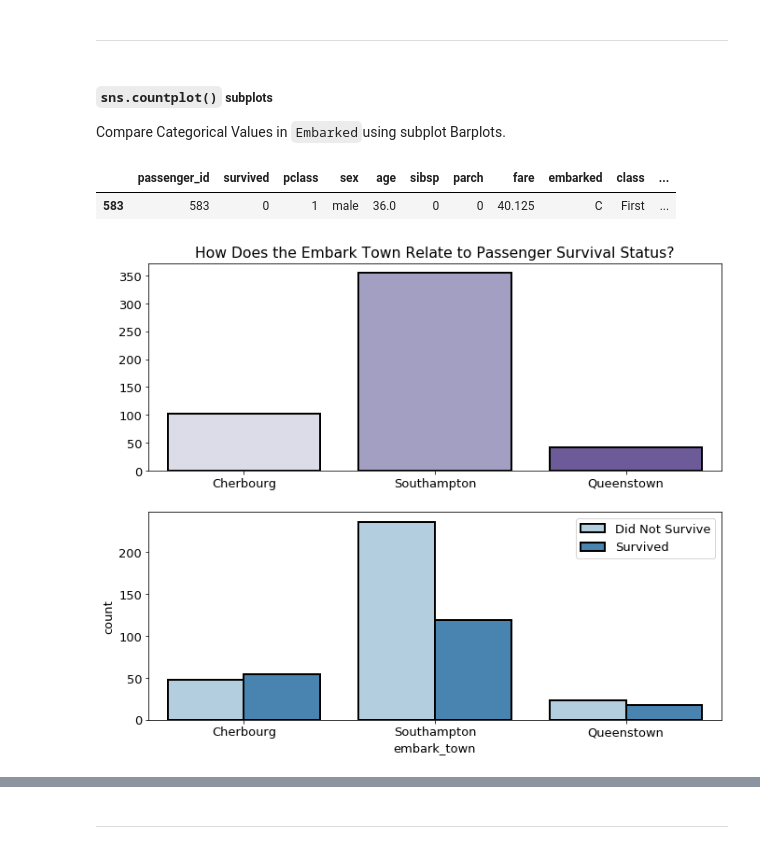
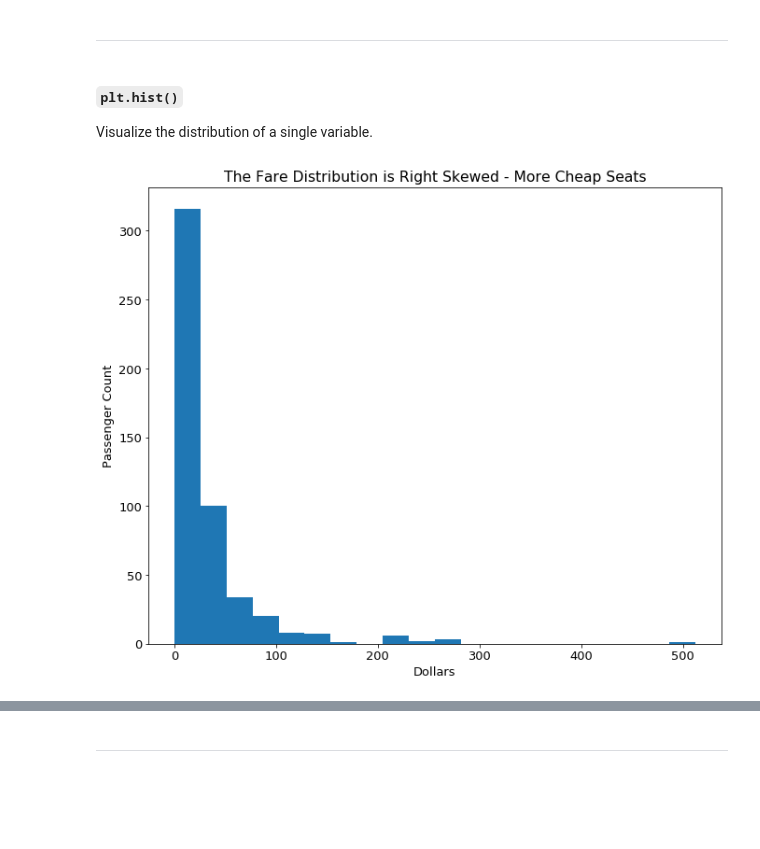
Before and after one commit to faithkane3/e_classification, a Jupyter notebook: classification_acquire_to_explore_review.ipynb, the cells around one changed output, grey strips where cells are left out. Cells and saved outputs as stored; diff of their text form; code cells hidden in the pictures; blank space fills up the shorter version.

Commit message:
Commit more types of charts

```diff
--- a/classification_acquire_to_explore_review.ipynb
+++ b/classification_acquire_to_explore_review.ipynb
@@ -881,31 +881,16 @@ ___
 If you want more, check out [this article](https://www.machinelearningplus.com/plots/top-50-matplotlib-visualizations-the-master-plots-python/) showing 50 amazing matplotlib visualizations with code. It's organized by purpose of visualization objective, so it's easy to navigate, too.
 # %% [markdown]
 ___
-# %% [markdown]
-##### `sns.countplot()` subplots
-
-Compare Categorical Values in `Embarked`using subplot Barplots.
-# %%
-train.head(1)
-# %% [output]
-|  | passenger_id | survived | pclass | sex | age | sibsp | parch | fare | embarked | class | ... |
-| 583 | 583 | 0 | 1 | male | 36.0 | 0 | 0 | 40.125 | C | First | ... |
-# %%
-plt.subplot(211)
-
-sns.countplot(x = 'embark_town', data=train, palette='Purples', ec='black', linewidth=2)
-
-plt.title('How Does the Embark Town Relate to Passenger Survival Status?')
-plt.xlabel('')
-plt.ylabel('')
-
-plt.subplot(212)
-
-# use hue to add another dimension to your viz
-sns.countplot(x = 'embark_town', hue = 'survived', data=train, palette='Blues', ec='black', linewidth=2)
-
-plt.legend(['Did Not Survive', 'Survived'])
-
-plt.show()
-# %% [output]
-[figure, removed]
+# %% [markdown]
+##### `plt.hist()`
+
+Visualize the distribution of a single variable.
+# %%
+plt.hist(train.fare, bins=20)
+
+plt.title('The Fare Distribution is Right Skewed - More Cheap Seats')
+plt.xlabel('Dollars')
+plt.ylabel('Passenger Count')
+plt.show()
+# %% [output]
+[figure, added]
```
Also changed, not shown: parts of 18 cells of this notebook.
